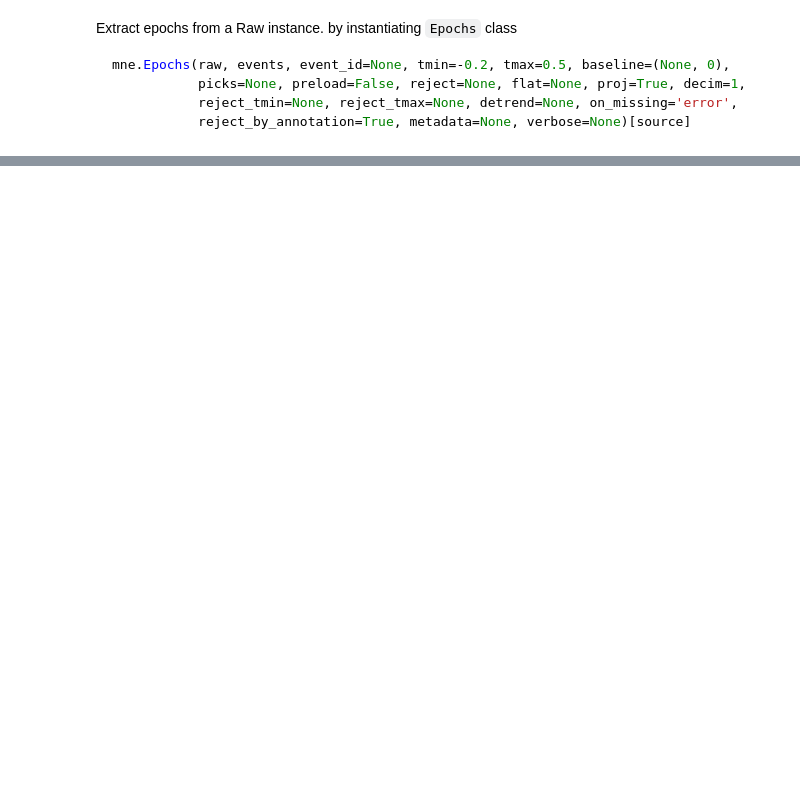
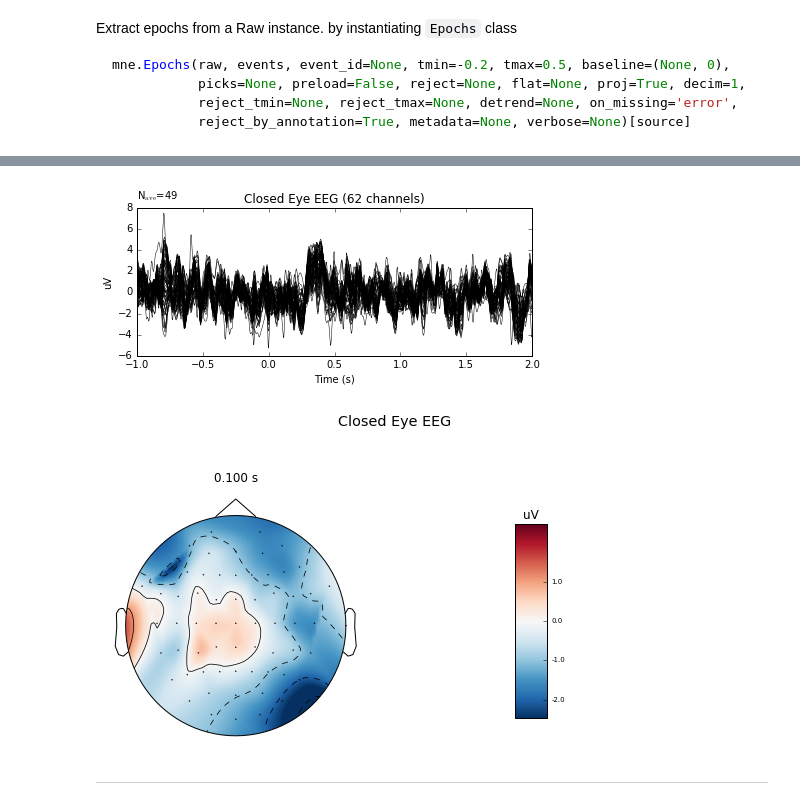
Before and after one commit to atsukoba/MNE-Python-Training, a Jupyter notebook: brainvision_raw.ipynb, the cells around one changed output, grey strips where cells are left out. Saved outputs shown, nothing was run; the diff lists cells and outputs as text; code cells hidden in the pictures; blank space fills up the shorter version.

```diff
--- a/brainvision_raw.ipynb
+++ b/brainvision_raw.ipynb
@@ -349,0 +347,14 @@ epochs.plot_psd(fmin=2., fmax=40.)
+# %%
+evoked = epochs["closed"].average()
+
+title = 'Closed Eye EEG'
+
+evoked.plot(titles=dict(eeg=title), time_unit='s')
+evoked.plot_topomap(times=[0.1], size=3., title=title, time_unit='s')
+
+None
+# %% [output]
+[figure, added]
+[figure, added]
+# %% [markdown]
+---
```
Also changed, not shown: parts of 19 cells of this notebook.
